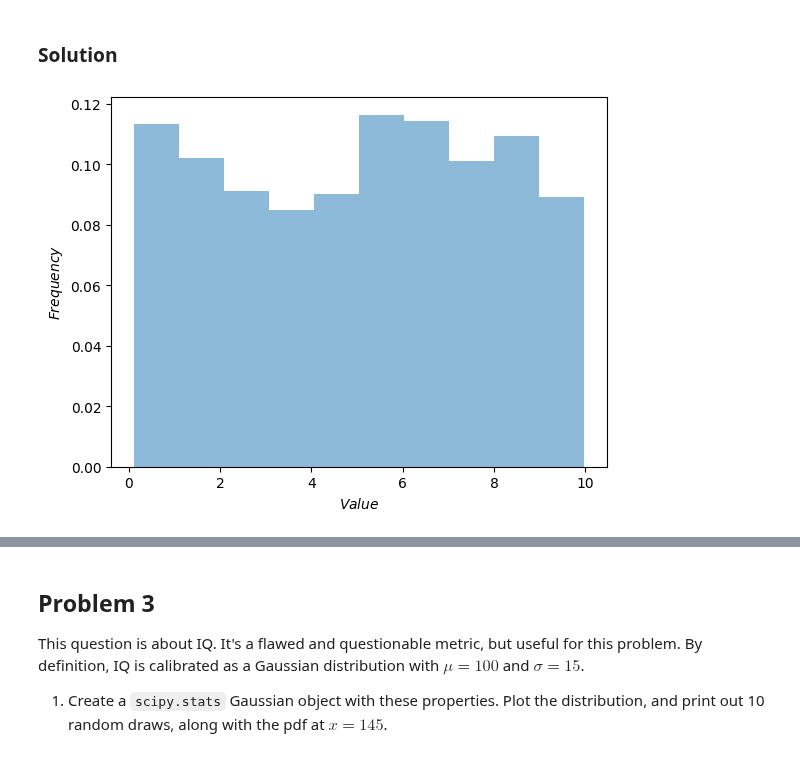
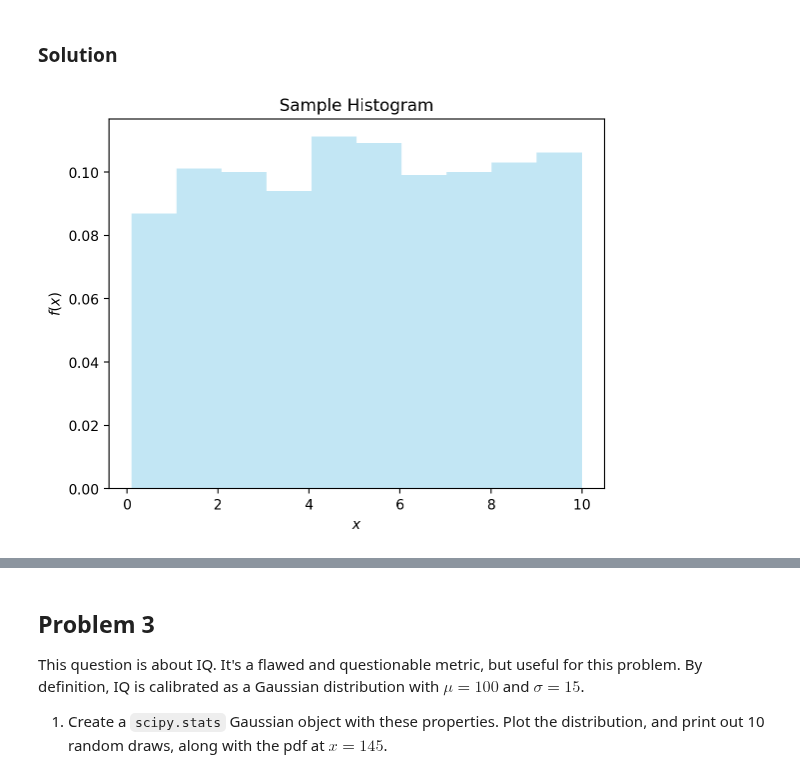
Before and after one commit to R-bna/sci-comp-ii-fall24, a Jupyter notebook: working/hw1_osu_ph464_564_fall24.ipynb, the cells around one changed output, grey strips where cells are left out. Cells and saved outputs as stored; diff of their text form; code cells hidden in the pictures.

```diff
--- a/working/hw1_osu_ph464_564_fall24.ipynb
+++ b/working/hw1_osu_ph464_564_fall24.ipynb
@@ -57,10 +57,11 @@ from matplotlib import pyplot as plt
 
 x=np.random.uniform(0.1,10,1000)
 # %%
-plt.hist(x, bins=10, density=True, alpha=0.5);
+plt.hist(x, bins=10, density=True, color= 'skyblue', alpha=0.5);
 plt.xlabel('$x$');
-plt.ylabel('$$');
+plt.ylabel('$f(x)$');
+plt.title('Sample Histogram');
 # %% [output]
-[figure, old version]
+[figure, new version]
 # %%
 y = np.log10(x)
```
Also changed, not shown: parts of 4 cells of this notebook.
